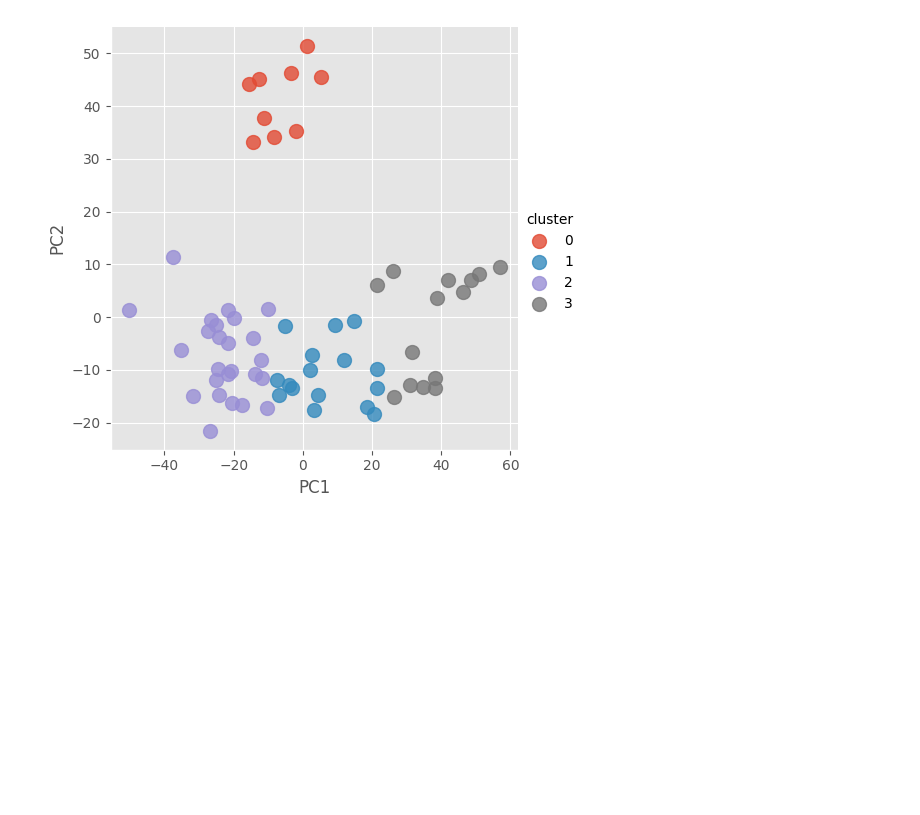
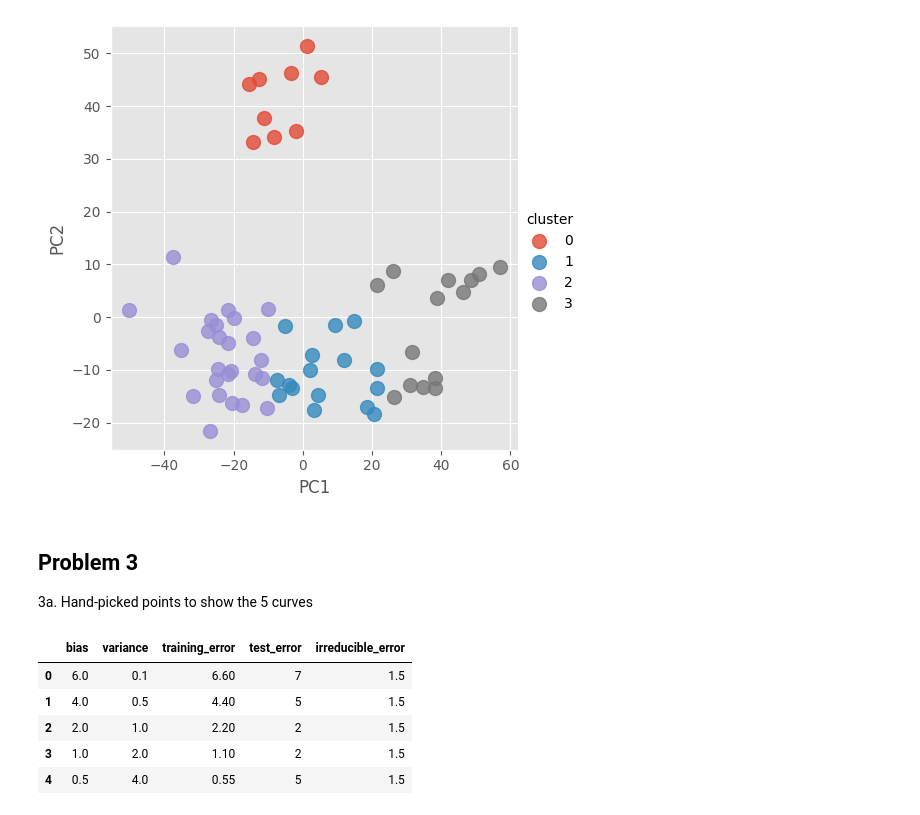
Before and after one commit to AzlinRusnan/Machine-Learning, a Jupyter notebook: Introduction_to_Machine_Learning.ipynb, the cells around one changed output. Saved outputs shown, nothing was run; the diff lists cells and outputs as text; code cells hidden in the pictures; blank space fills up the shorter version.

```diff
--- a/Introduction_to_Machine_Learning.ipynb
+++ b/Introduction_to_Machine_Learning.ipynb
@@ -336,3 +336,6 @@ sns.lmplot(x='PC1', y='PC2', data=df_genes_transformed, fit_reg=False, hue='clus
 # %% [output]
 <seaborn.axisgrid.FacetGrid at 0x...>
 [figure]
+# %% [markdown]
+## Problem 3
+3a. Hand-picked points to show the 5 curves
@@ -338,0 +348,15 @@ sns.lmplot(x='PC1', y='PC2', data=df_genes_transformed, fit_reg=False, hue='clus
+# %%
+df_3 = pd.DataFrame({'bias': bias,
+              'variance':variance,
+             'training_error': training_error,
+             'test_error':test_error,
+             'irreducible_error': irreducible_error})
+
+df_3.head()
+# %% [output]
+|  | bias | variance | training_error | test_error | irreducible_error |
+| 0 | 6.0 | 0.1 | 6.60 | 7 | 1.5 |
+| 1 | 4.0 | 0.5 | 4.40 | 5 | 1.5 |
+| 2 | 2.0 | 1.0 | 2.20 | 2 | 1.5 |
+| 3 | 1.0 | 2.0 | 1.10 | 2 | 1.5 |
+| 4 | 0.5 | 4.0 | 0.55 | 5 | 1.5 |
```
Also changed, not shown: parts of 2 cells of this notebook.
